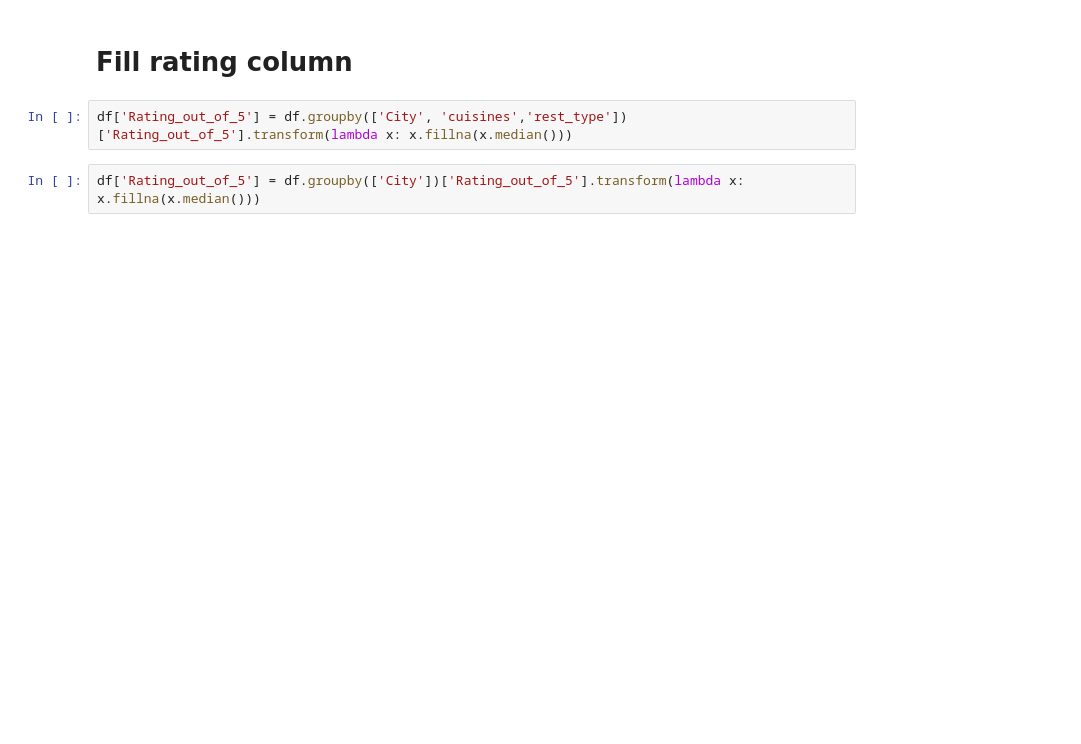
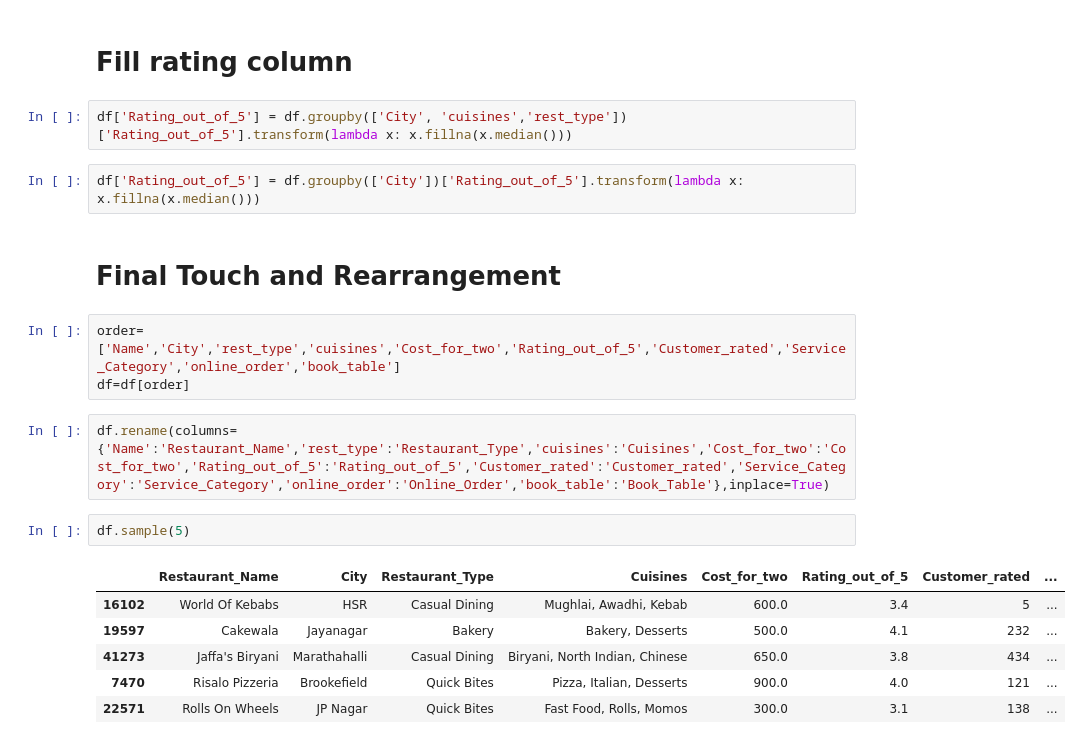
Before and after one commit to Shourya-gupta-01/Zomato_Dataset, a Jupyter notebook: cleaning.ipynb, the cells around one changed output. Saved outputs shown, nothing was run; the diff lists cells and outputs as text; blank space fills up the shorter version.

Commit message:
Final Touch and Rearrangement of columns

```diff
--- a/cleaning.ipynb
+++ b/cleaning.ipynb
@@ -121,3 +121,19 @@ df.sample(5)
 df['Rating_out_of_5'] = df.groupby(['City', 'cuisines','rest_type'])['Rating_out_of_5'].transform(lambda x: x.fillna(x.median()))
 # %%
 df['Rating_out_of_5'] = df.groupby(['City'])['Rating_out_of_5'].transform(lambda x: x.fillna(x.median()))
+# %% [markdown]
+# Final Touch and Rearrangement
+# %%
+order=['Name','City','rest_type','cuisines','Cost_for_two','Rating_out_of_5','Customer_rated','Service_Category','online_order','book_table']
+df=df[order]
+# %%
+df.rename(columns={'Name':'Restaurant_Name','rest_type':'Restaurant_Type','cuisines':'Cuisines','Cost_for_two':'Cost_for_two','Rating_out_of_5':'Rating_out_of_5','Customer_rated':'Customer_rated','Service_Category':'Service_Category','online_order':'Online_Order','book_table':'Book_Table'},inplace=True)
+# %%
+df.sample(5)
+# %% [output]
+|  | Restaurant_Name | City | Restaurant_Type | Cuisines | Cost_for_two | Rating_out_of_5 | Customer_rated | ... |
+| 16102 | World Of Kebabs | HSR | Casual Dining | Mughlai, Awadhi, Kebab | 600.0 | 3.4 | 5 | ... |
+| 19597 | Cakewala | Jayanagar | Bakery | Bakery, Desserts | 500.0 | 4.1 | 232 | ... |
+| 41273 | Jaffa's Biryani | Marathahalli | Casual Dining | Biryani, North Indian, Chinese | 650.0 | 3.8 | 434 | ... |
+| 7470 | Risalo Pizzeria | Brookefield | Quick Bites | Pizza, Italian, Desserts | 900.0 | 4.0 | 121 | ... |
+| 22571 | Rolls On Wheels | JP Nagar | Quick Bites | Fast Food, Rolls, Momos | 300.0 | 3.1 | 138 | ... |
```
Also changed, not shown: parts of 7 cells of this notebook.
